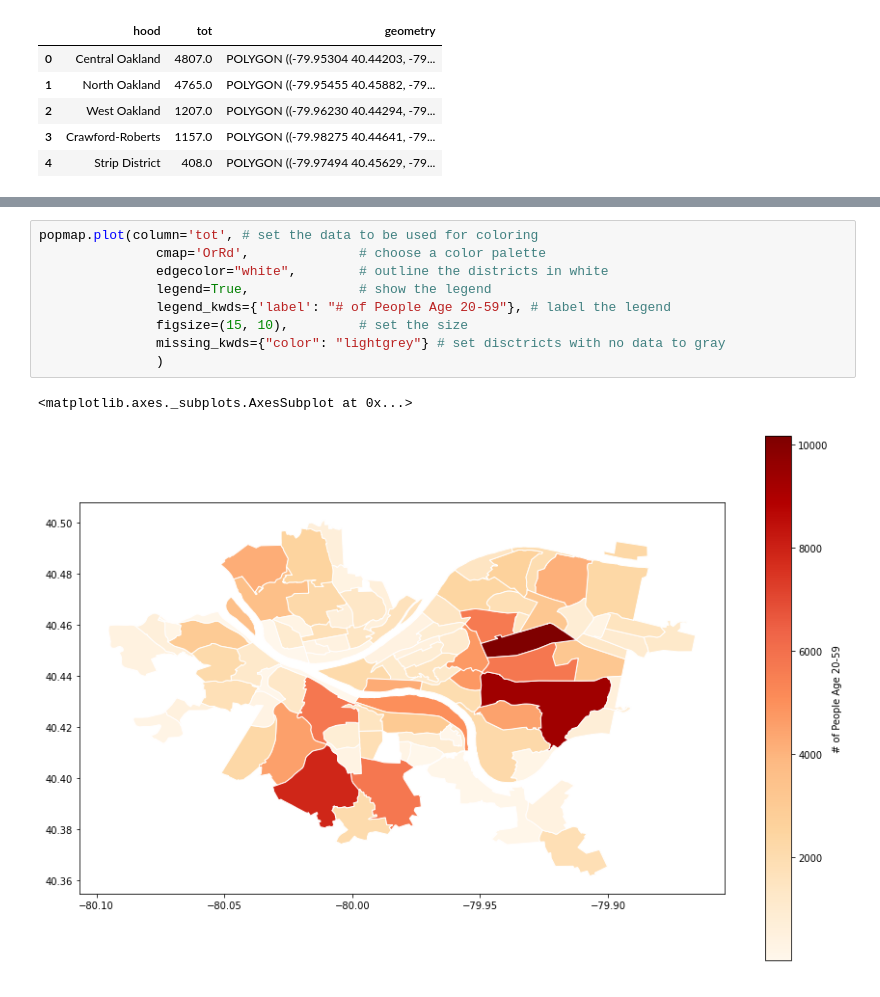
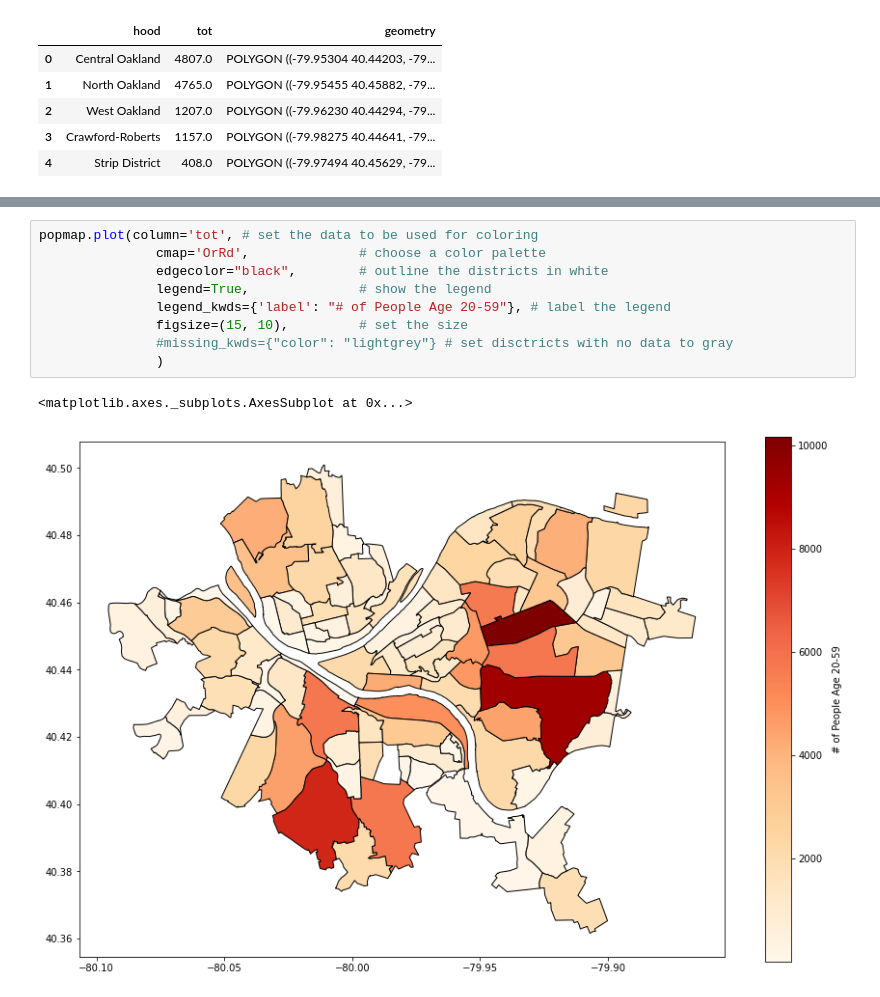
Before and after one commit to N-F9/big-ideas-final-project, a Jupyter notebook: jhk68-Target-Population.ipynb, the cells around one changed output, grey strips where cells are left out. Cells and saved outputs as stored; diff of their text form.

```diff
--- a/jhk68-Target-Population.ipynb
+++ b/jhk68-Target-Population.ipynb
@@ -103,12 +103,12 @@ popmap.plot(column='tot')
 # %%
 popmap.plot(column='tot', # set the data to be used for coloring
                cmap='OrRd',              # choose a color palette
-               edgecolor="white",        # outline the districts in white
+               edgecolor="black",        # outline the districts in white
                legend=True,              # show the legend
                legend_kwds={'label': "# of People Age 20-59"}, # label the legend
                figsize=(15, 10),         # set the size
-               missing_kwds={"color": "lightgrey"} # set disctricts with no data to gray
+               #missing_kwds={"color": "lightgrey"} # set disctricts with no data to gray
                )
 # %% [output]
 <matplotlib.axes._subplots.AxesSubplot at 0x...>
-[figure, old version]
+[figure, new version]
```
Also changed, not shown: parts of 1 cell of this notebook.
